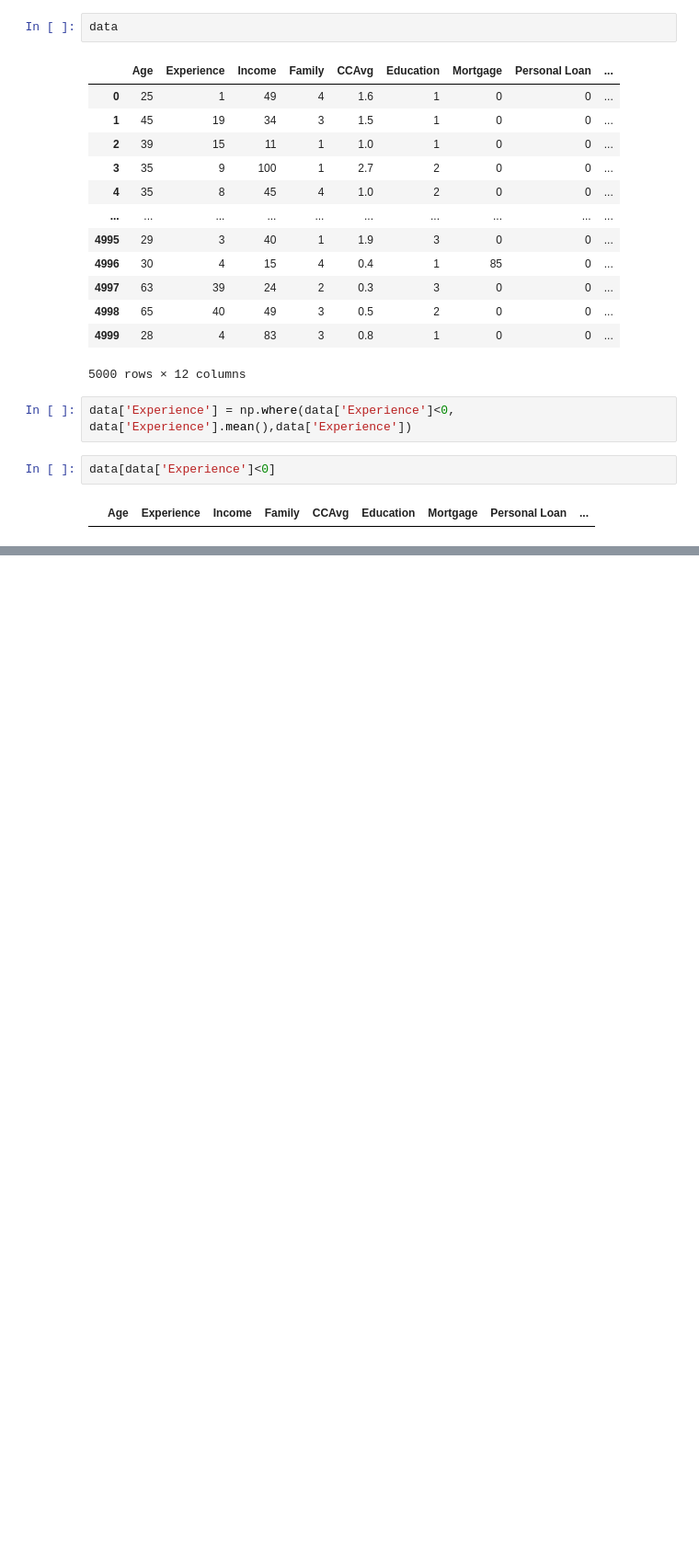
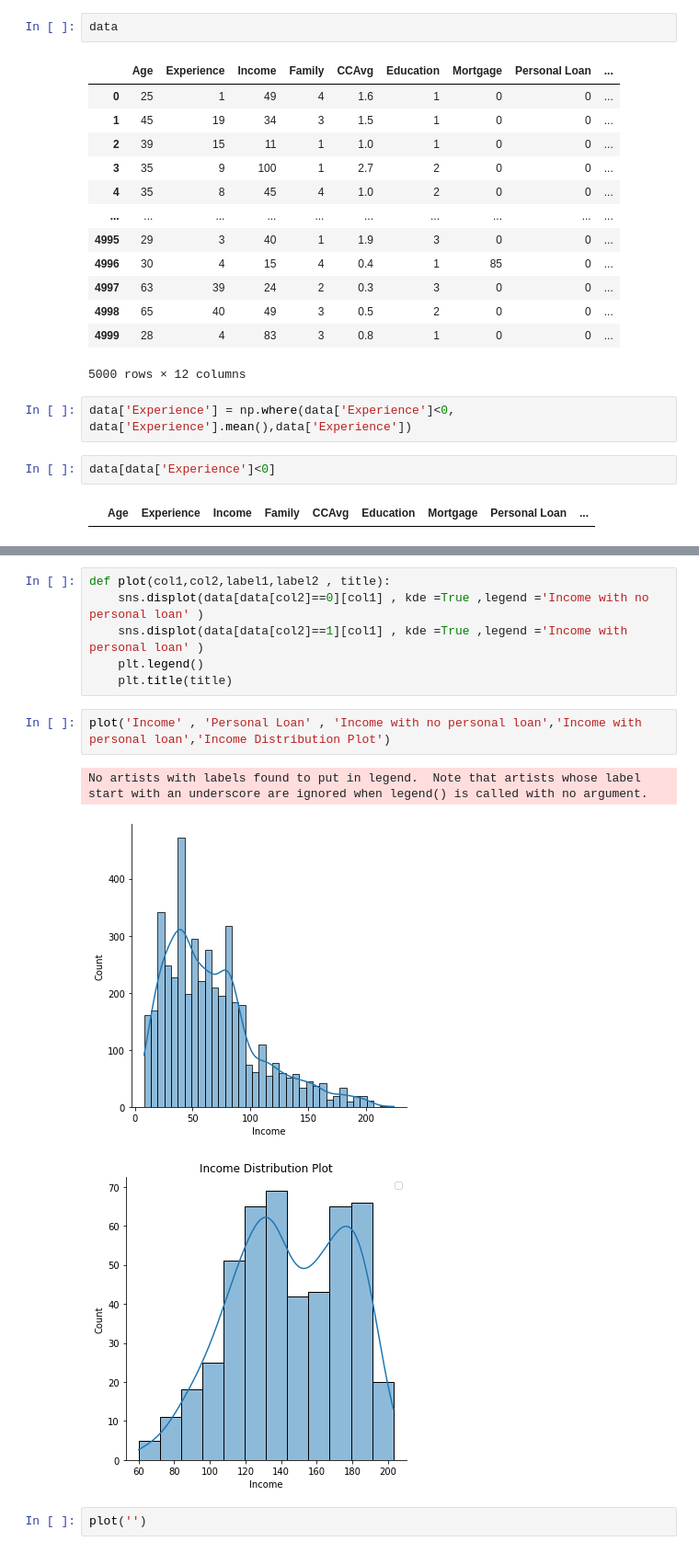
Before and after one commit to Hrithikkumar30/Financial_analysis, a Jupyter notebook: main.ipynb, the cells around one changed output, grey strips where cells are left out. Shown at 92% size. Drawn from its saved outputs; the diff is of its cells as text; blank space fills up the shorter version.

```diff
--- a/main.ipynb
+++ b/main.ipynb
@@ -166,0 +306,14 @@ data[data['Experience']<0]
+# %%
+def plot(col1,col2,label1,label2 , title):
+    sns.displot(data[data[col2]==0][col1] , kde =True ,legend ='Income with no personal loan' )
+    sns.displot(data[data[col2]==1][col1] , kde =True ,legend ='Income with personal loan' )
+    plt.legend()
+    plt.title(title)
+# %%
+plot('Income' , 'Personal Loan' , 'Income with no personal loan','Income with personal loan','Income Distribution Plot')
+# %% [output]
+No artists with labels found to put in legend.  Note that artists whose label start with an underscore are ignored when legend() is called with no argument.
+[figure, added]
+[figure, added]
+# %%
+plot('')
```
Also changed, not shown: parts of 18 cells of this notebook.
